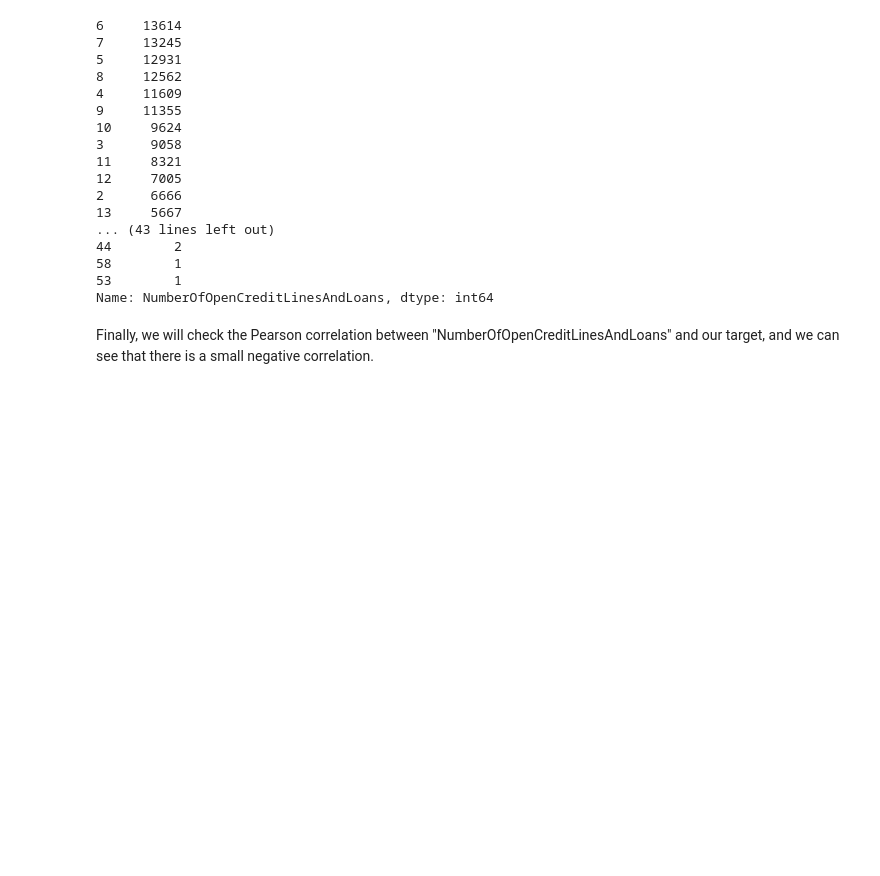
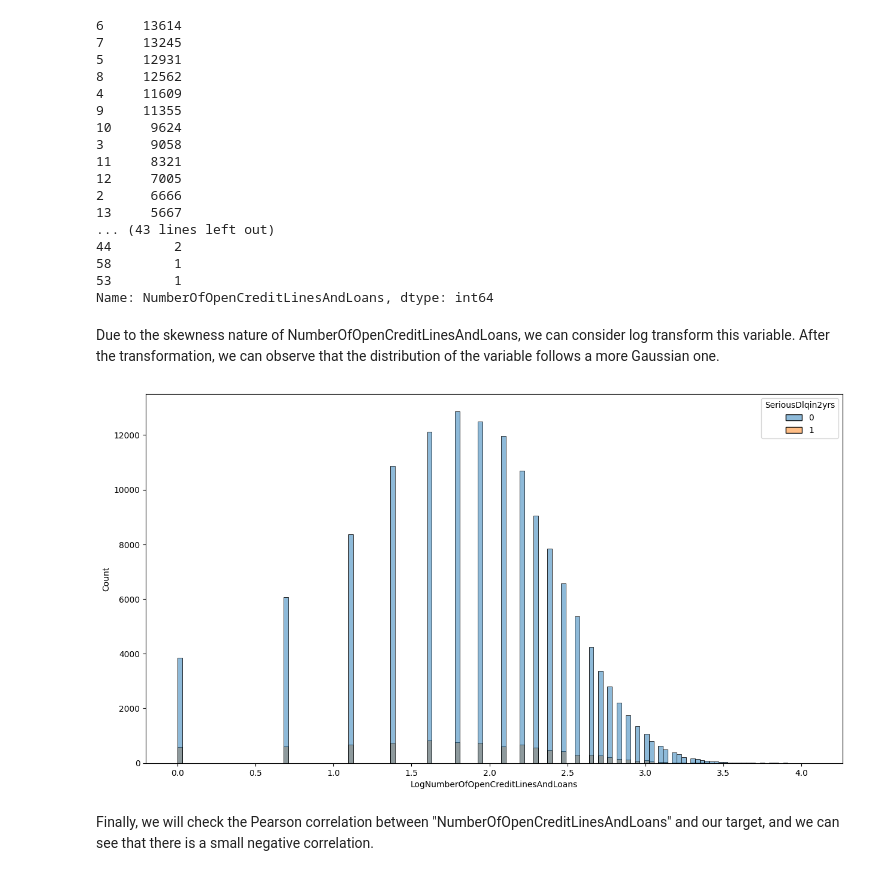
Before and after one commit to htrieu93/Give-me-some-credit, a Jupyter notebook: EDA.ipynb, the cells around one changed output. Drawn from its saved outputs; the diff is of its cells as text; code cells hidden in the pictures; blank space fills up the shorter version.

```diff
--- a/EDA.ipynb
+++ b/EDA.ipynb
@@ -700,6 +709,15 @@ train['NumberOfOpenCreditLinesAndLoans'].value_counts()
 58        1
 53        1
 Name: NumberOfOpenCreditLinesAndLoans, dtype: int64
+# %% [markdown]
+Due to the skewness nature of NumberOfOpenCreditLinesAndLoans, we can consider log transform this variable. After the transformation, we can observe that the distribution of the variable follows a more Gaussian one.
+# %%
+train['LogNumberOfOpenCreditLinesAndLoans'] = np.log(train['NumberOfOpenCreditLinesAndLoans'])
+plot_histogram(data=train,
+               x='LogNumberOfOpenCreditLinesAndLoans',
+               hue='SeriousDlqin2yrs')
+# %% [output]
+[figure, added]
 # %% [markdown]
 Finally, we will check the Pearson correlation between "NumberOfOpenCreditLinesAndLoans" and our target, and we can see that there is a small negative correlation.
 # %%
```
Also changed, not shown: parts of 8 cells of this notebook, 4 other files.
